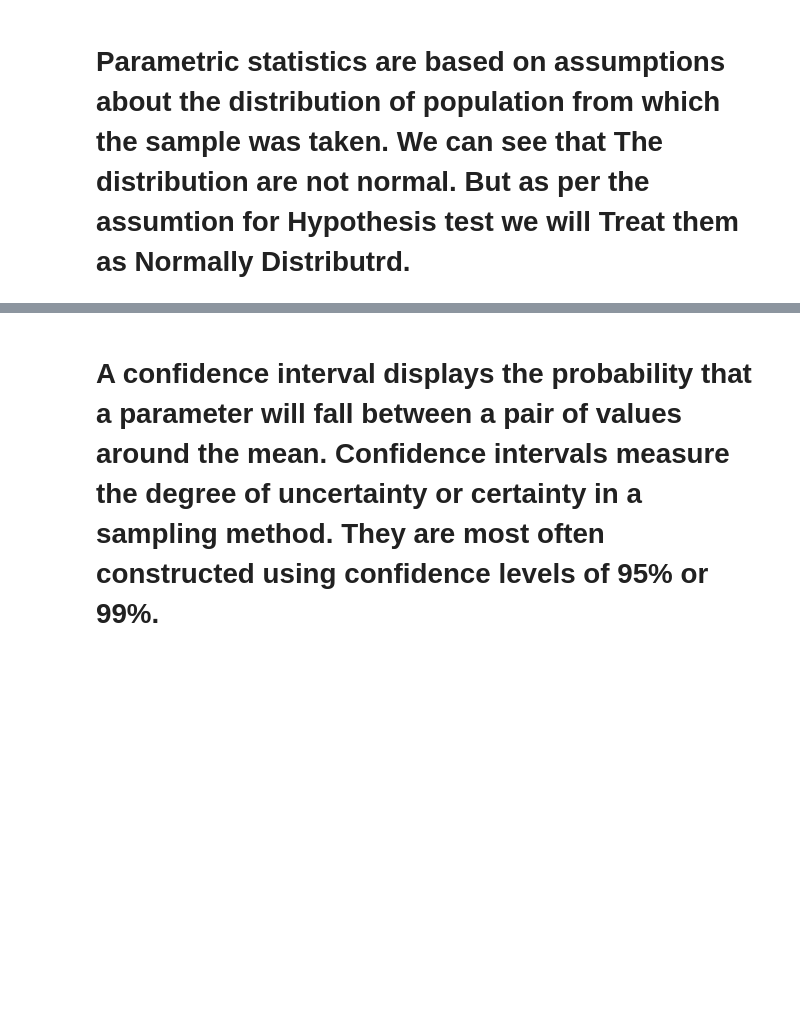
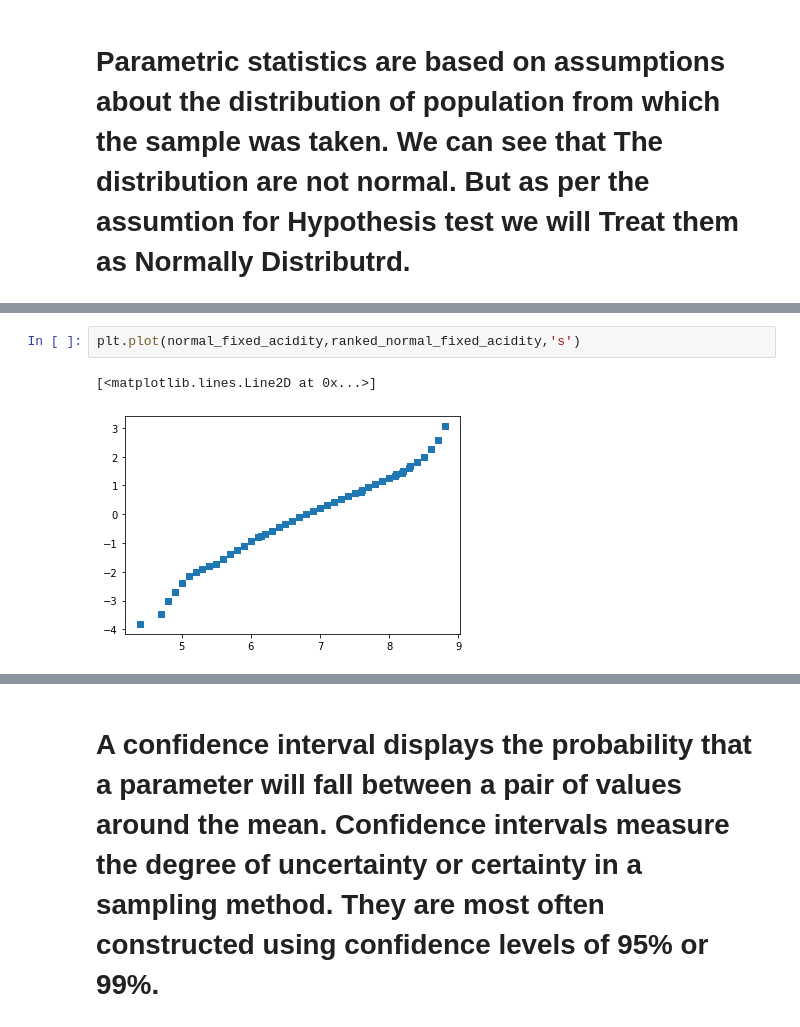
Before and after one commit to mchayan/DS_Practice, a Jupyter notebook: EDA_Practice/Assignment/Wine_Dataset_Assignment_Insight.ipynb, the cells around one changed output, grey strips where cells are left out. Drawn from its saved outputs; the diff is of its cells as text; blank space fills up the shorter version.

```diff
--- a/EDA_Practice/Assignment/Wine_Dataset_Assignment_Insight.ipynb
+++ b/EDA_Practice/Assignment/Wine_Dataset_Assignment_Insight.ipynb
@@ -793,0 +856,5 @@ Probably the sample is not Normal
+# %%
+plt.plot(normal_fixed_acidity,ranked_normal_fixed_acidity,'s')
+# %% [output]
+[<matplotlib.lines.Line2D at 0x...>]
+[figure, added]
```
Also changed, not shown: parts of 35 cells of this notebook.
